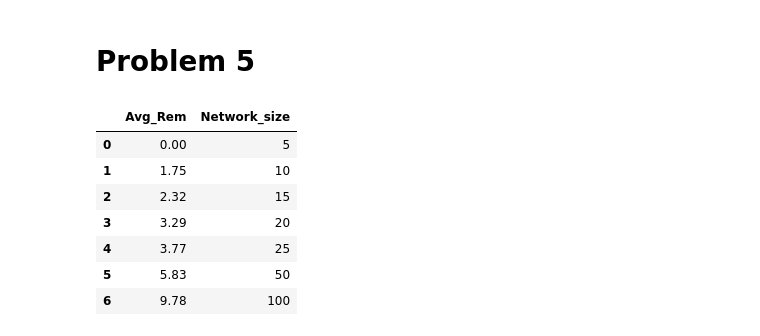
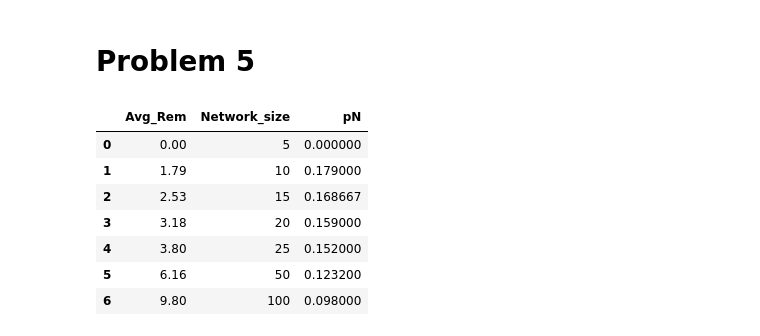
Before and after one commit to PGrabinski/IntroductionNeuralNetworks, a Jupyter notebook: List2/List2P5.ipynb, the cells around one changed output. Saved outputs shown, nothing was run; the diff lists cells and outputs as text; code cells hidden in the pictures.

```diff
--- a/List2/List2P5.ipynb
+++ b/List2/List2P5.ipynb
@@ -37,14 +40,14 @@ def p_to_N_ratio(N, iterations):
 pNs = [(pd.Series(p_to_N_ratio(N, 100)).mean(), N) for N in [5, 10, 15, 20, 25, 50, 100]]
 # %%
 pNs_df = pd.DataFrame(pNs, columns=[ 'Avg_Rem','Network_size'])
-pNS_df = pNs_df.assign(pN=pNs_df.Avg_Rem/pNs_df.Network_size )
+pNs_df = pNs_df.assign(pN=pNs_df.Avg_Rem/pNs_df.Network_size )
 pNs_df
 # %% [output]
-|  | Avg_Rem | Network_size |
-| 0 | 0.00 | 5 |
-| 1 | 1.75 | 10 |
-| 2 | 2.32 | 15 |
-| 3 | 3.29 | 20 |
-| 4 | 3.77 | 25 |
-| 5 | 5.83 | 50 |
-| 6 | 9.78 | 100 |
+|  | Avg_Rem | Network_size | pN |
+| 0 | 0.00 | 5 | 0.000000 |
+| 1 | 1.79 | 10 | 0.179000 |
+| 2 | 2.53 | 15 | 0.168667 |
+| 3 | 3.18 | 20 | 0.159000 |
+| 4 | 3.80 | 25 | 0.152000 |
+| 5 | 6.16 | 50 | 0.123200 |
+| 6 | 9.80 | 100 | 0.098000 |
```
Also changed, not shown: parts of 1 cell of this notebook, 6 other files.
